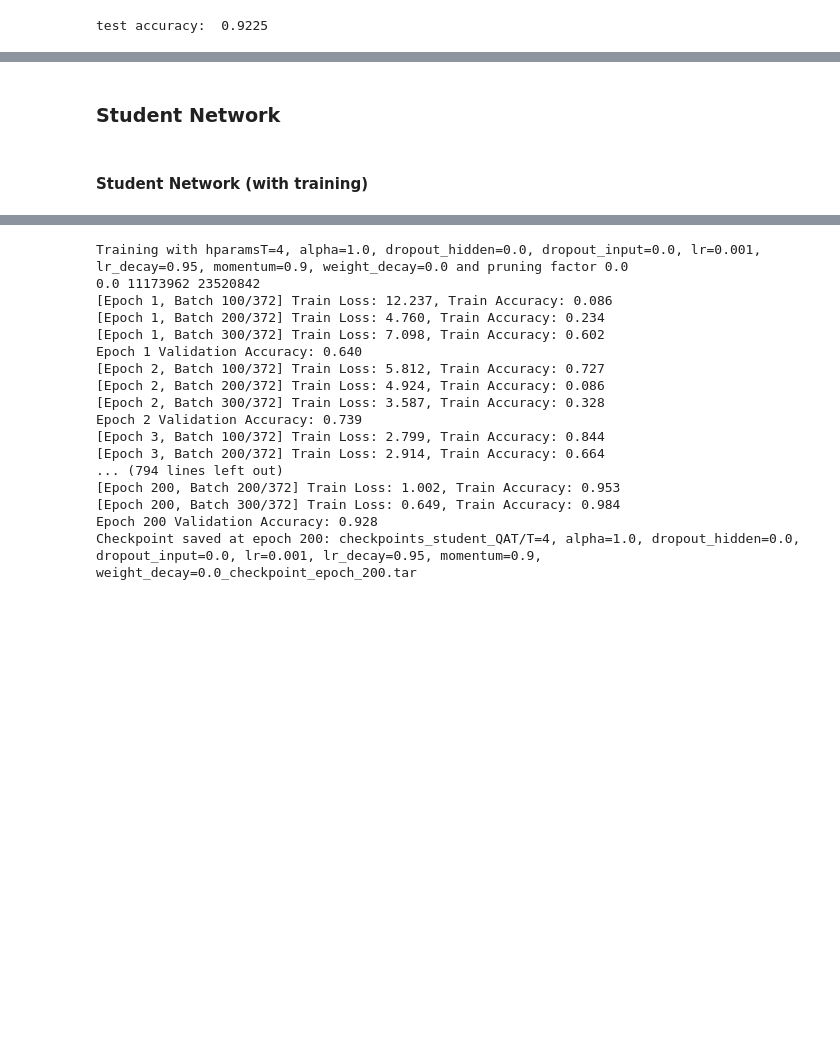
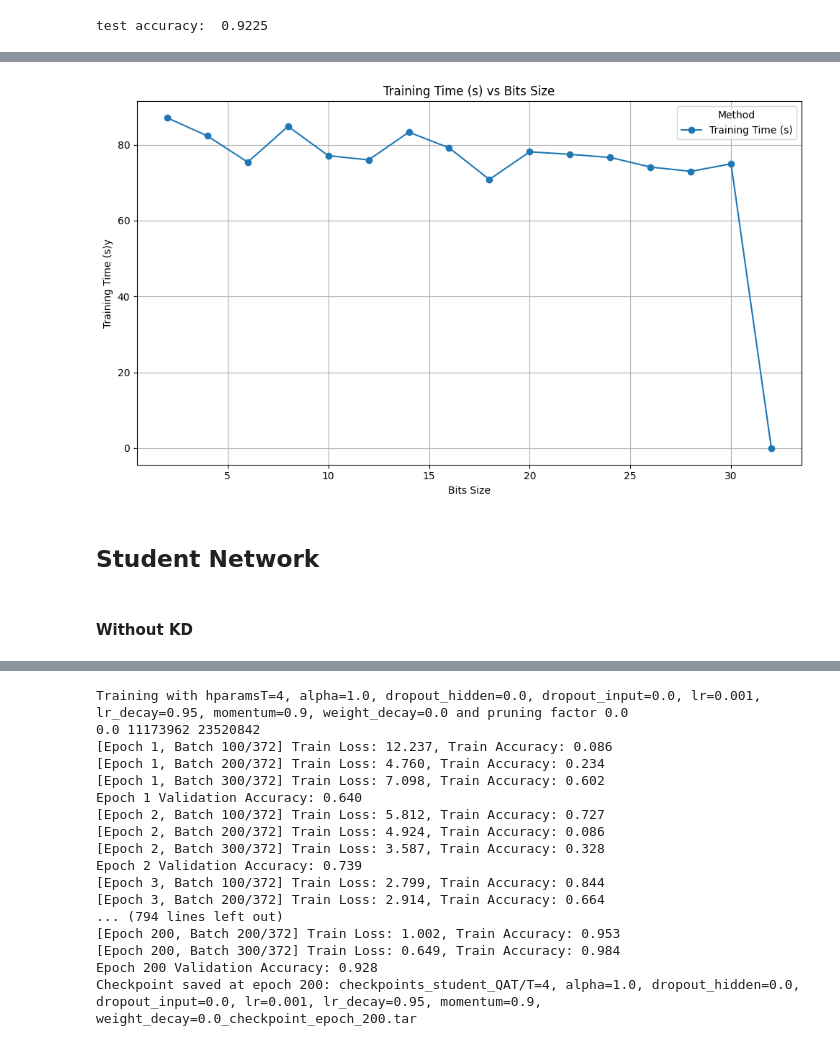
Before and after one commit to jiangqiw/DSC180B_Q2_Project, a Jupyter notebook: distill_teacher.ipynb, the cells around one changed output, grey strips where cells are left out. Saved outputs shown, nothing was run; the diff lists cells and outputs as text; code cells hidden in the pictures; blank space fills up the shorter version.

```diff
--- a/distill_teacher.ipynb
+++ b/distill_teacher.ipynb
@@ -149,4 +436,31 @@ test accuracy:  0.9225
+# %%
+# Load the CSV files
+quant_teacher = pd.read_csv("checkpoints_teacher/results_teacher_quantization.csv")
+
+# Add a row with original accuracy to both dataframes
+new_row_quant = pd.DataFrame({"Bits": [32], "Training Time (s)": [0]})
+quant_teacher = pd.concat([quant_teacher, new_row_quant], ignore_index=True)
+
+# Plot both lines sharing the same axes
+plt.figure(figsize=(10, 6))
+plt.plot(quant_teacher["Bits"], quant_teacher["Training Time (s)"], marker='o', label="Training Time (s)")
+
+# Add labels and title
+plt.title("Training Time (s) vs Bits Size")
+plt.xlabel("Bits Size")
+plt.ylabel("Training Time (s)y")
+plt.grid(True)
+plt.legend(title="Method", loc="best")
+
+# Show the plot
+plt.tight_layout()
+
+# Save the plot
+plt.savefig('images/teacher_quant_time.png')
+
+# Show the plot
+plt.show()
+# %% [output]
+[figure, added]
 # %% [markdown]
-### Student Network
+## Student Network
-# %% [markdown]
-#### Student Network (with training)
@@ -180,0 +467,2 @@ def count_zero_parameters(model):
+# %% [markdown]
+#### Without KD
```
Also changed, not shown: parts of 33 cells of this notebook, 28 other files.
